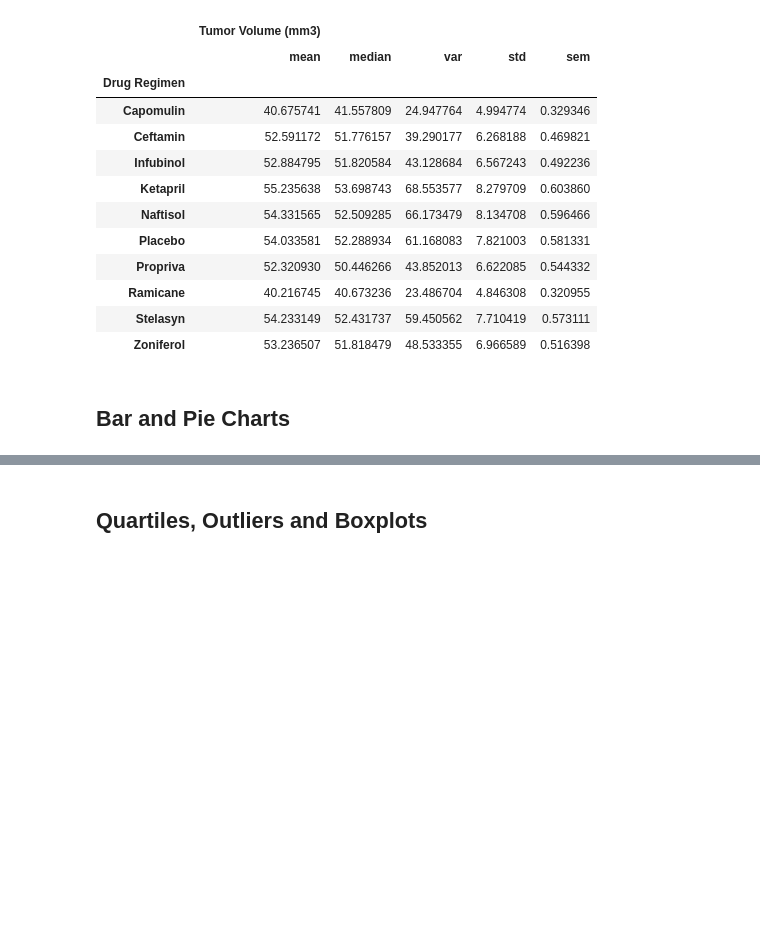
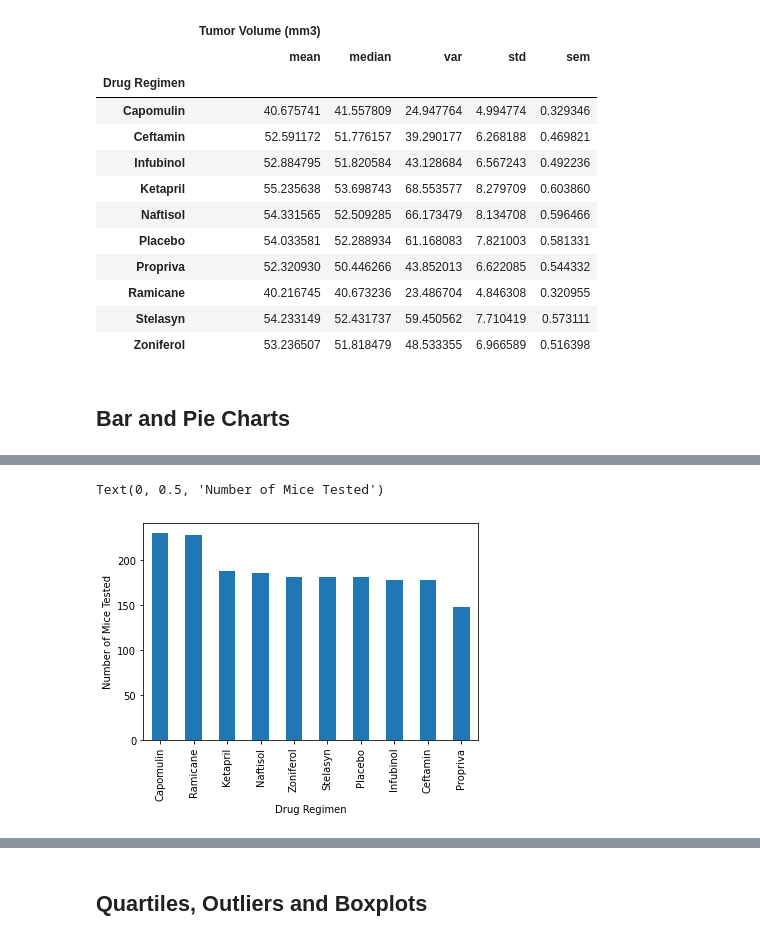
Before and after one commit to DasaSimo/Matplotlib-challenge, a Jupyter notebook: Pymaceuticals/pymaceuticals.ipynb, the cells around one changed output, grey strips where cells are left out. Drawn from its saved outputs; the diff is of its cells as text; code cells hidden in the pictures; blank space fills up the shorter version.

Commit message:
bar charts added

```diff
--- a/Pymaceuticals/pymaceuticals.ipynb
+++ b/Pymaceuticals/pymaceuticals.ipynb
@@ -256,3 +256,7 @@ stats_agg
 | Zoniferol | 53.236507 | 51.818479 | 48.533355 | 6.966589 | 0.516398 |
 # %% [markdown]
 ## Bar and Pie Charts
+# %%
+timepoints = reset_data.groupby(["Drug Regimen"])
+mice_tested= timepoints["Drug Regimen"].count().sort_values(ascending=False)
+mice_tested
@@ -259,4 +276,12 @@ stats_agg
 # %%
 # Generate a bar plot showing the total number of timepoints for all mice tested for each drug regimen using Pandas.
+drugs_chart = mice_tested.plot(kind='bar')
+
+# Set the xlabel and ylabel
+drugs_chart.set_xlabel("Drug Regimen")
+drugs_chart.set_ylabel("Number of Mice Tested")
+# %% [output]
+Text(0, 0.5, 'Number of Mice Tested')
+[figure, added]
 # %%
 # Generate a bar plot showing the total number of timepoints for all mice tested for each drug regimen using pyplot.
```
Also changed, not shown: parts of 2 cells of this notebook.
